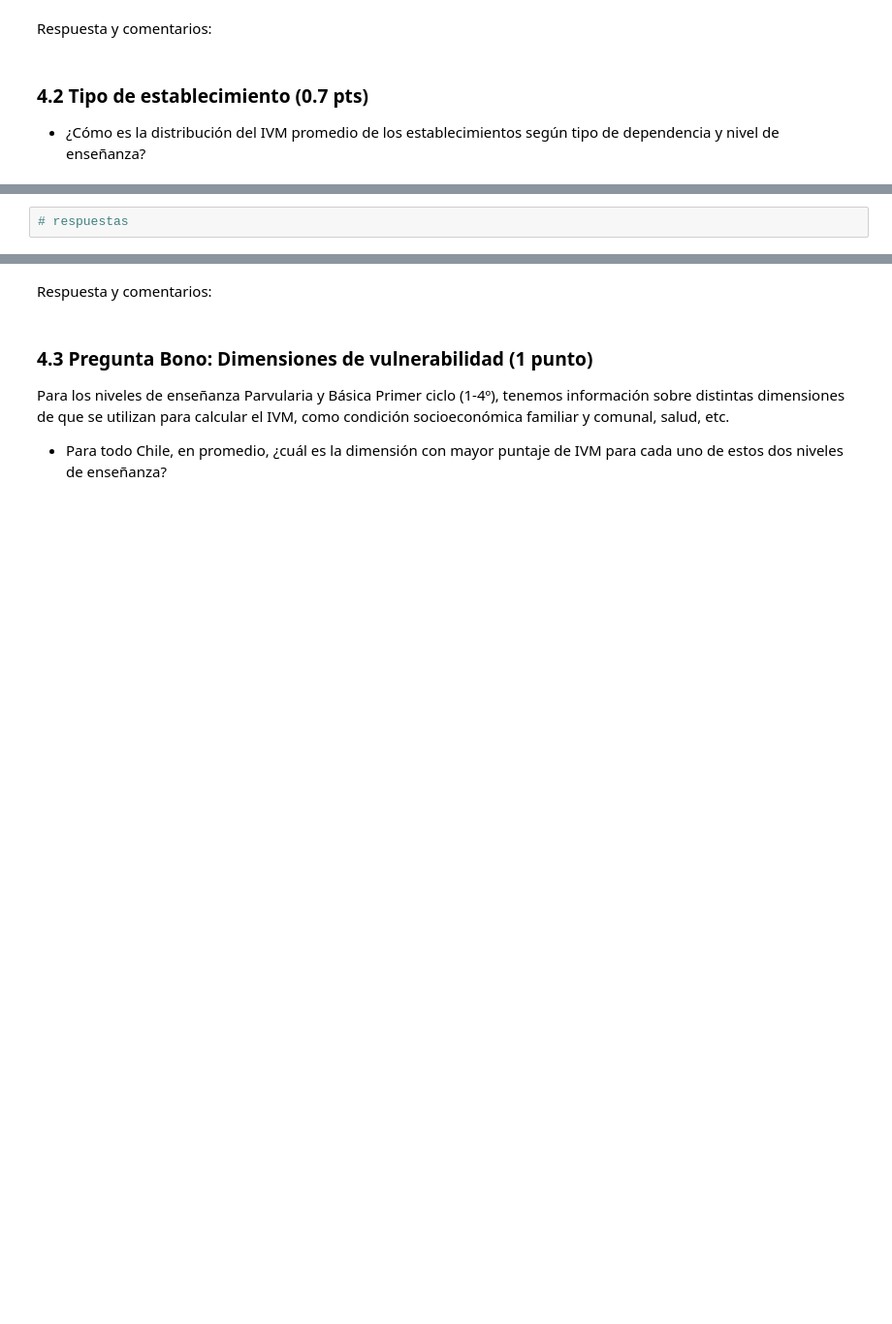
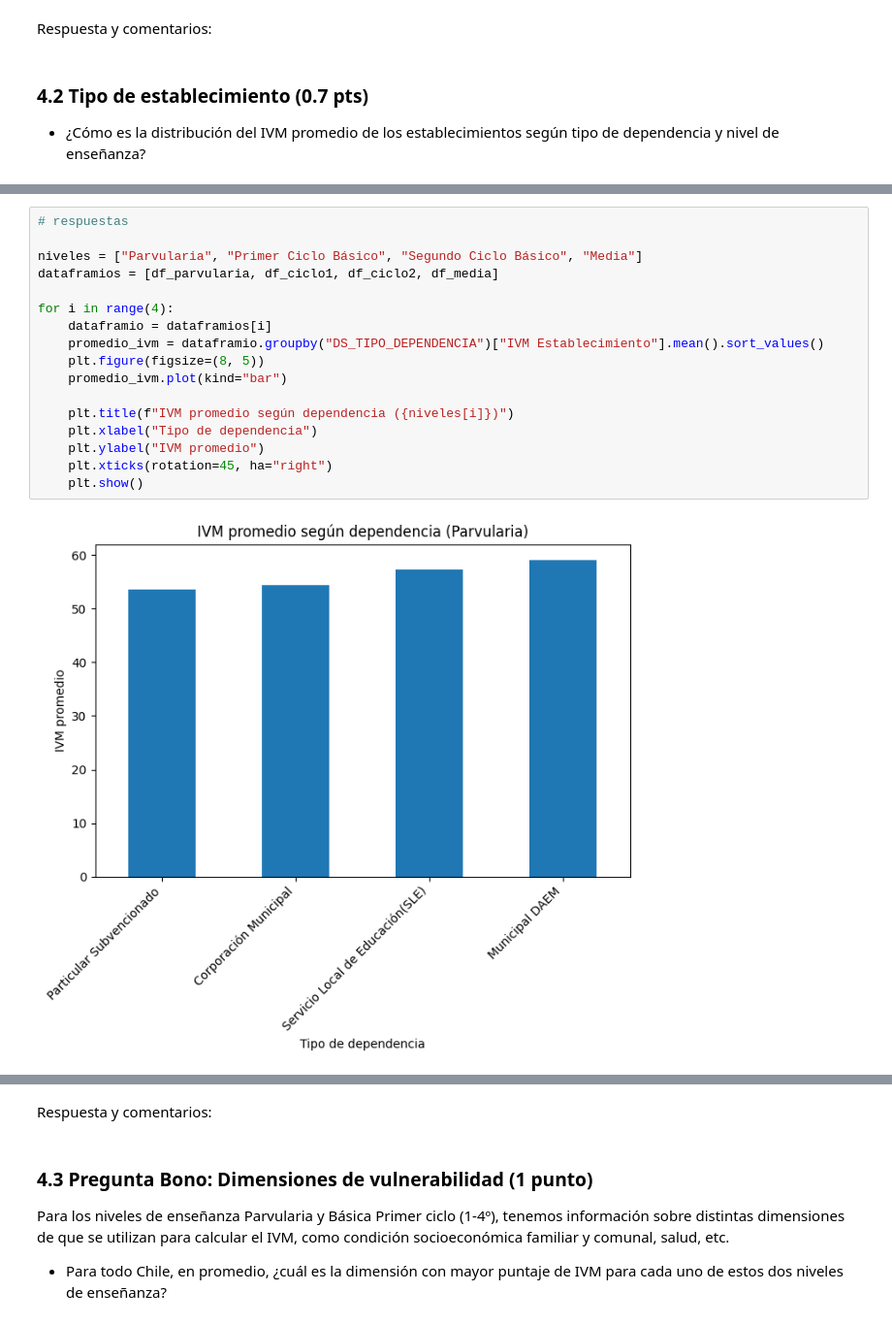
Before and after one commit to LmChicao/IMT2200-Lucas-Chicao, a Jupyter notebook: Tareas/Tarea 3/IMT2200-25s2 - Tarea 03.ipynb, the cells around one changed output, grey strips where cells are left out. Shown: that part at 97% size. Saved outputs shown, nothing was run; the diff lists cells and outputs as text; blank space fills up the shorter version.

```diff
--- a/Tareas/Tarea 3/IMT2200-25s2 - Tarea 03.ipynb
+++ b/Tareas/Tarea 3/IMT2200-25s2 - Tarea 03.ipynb
@@ -383,2 +490,19 @@ Respuesta y comentarios:
 # %%
 # respuestas
+
+niveles = ["Parvularia", "Primer Ciclo Básico", "Segundo Ciclo Básico", "Media"]
+dataframios = [df_parvularia, df_ciclo1, df_ciclo2, df_media]
+
+for i in range(4):
+    dataframio = dataframios[i]
+    promedio_ivm = dataframio.groupby("DS_TIPO_DEPENDENCIA")["IVM Establecimiento"].mean().sort_values()
+    plt.figure(figsize=(8, 5))
+    promedio_ivm.plot(kind="bar")
+
+    plt.title(f"IVM promedio según dependencia ({niveles[i]})")
+    plt.xlabel("Tipo de dependencia")
+    plt.ylabel("IVM promedio")
+    plt.xticks(rotation=45, ha="right")
+    plt.show()
+# %% [output]
+[figure, added]
```
Also changed, not shown: parts of 9 cells of this notebook.
